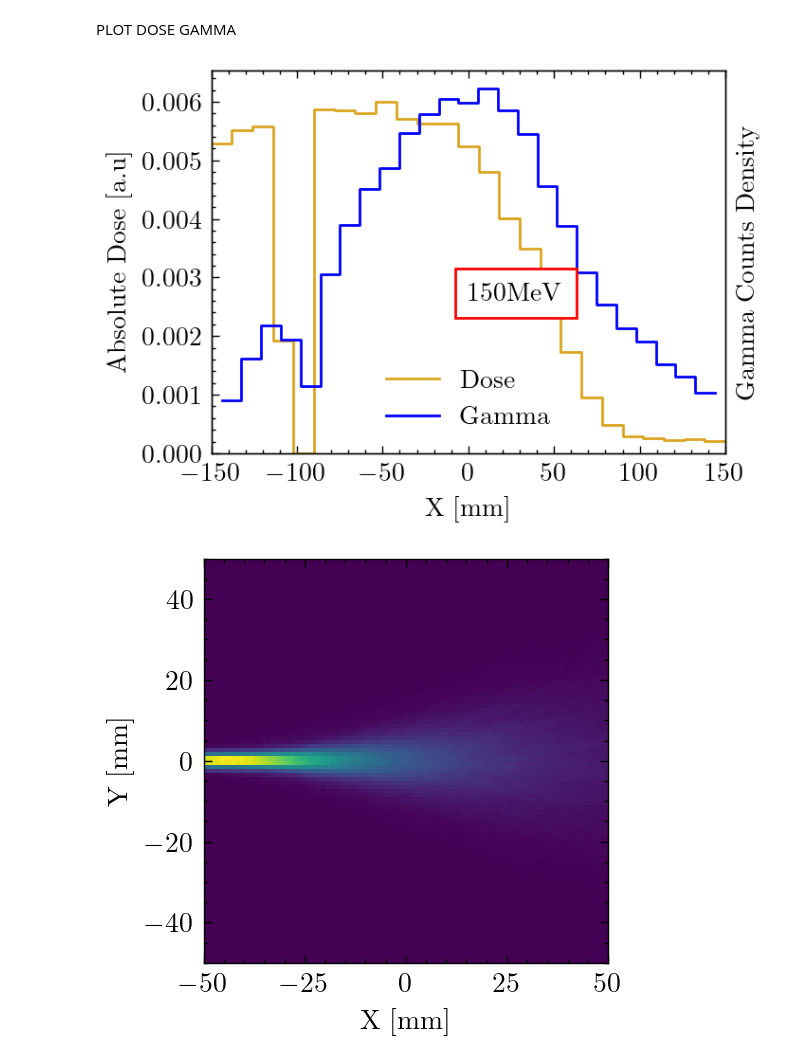
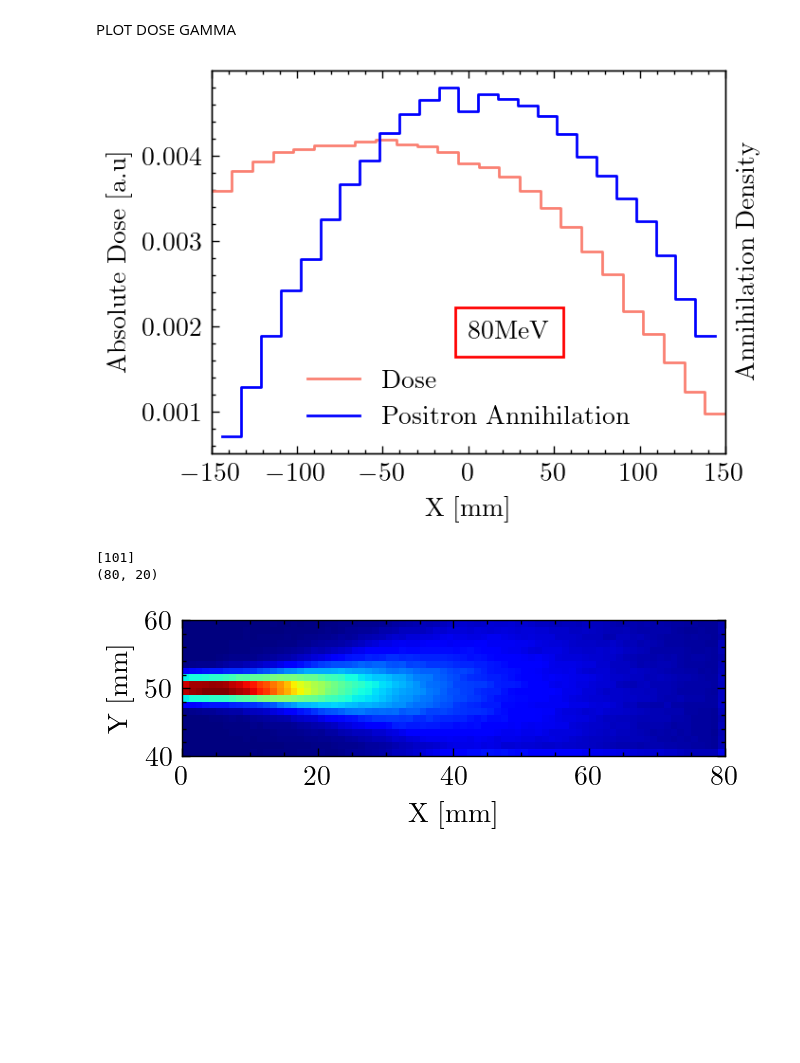
Before and after one commit to francescouni0/Online-Monitoring, a Jupyter notebook: Brem.ipynb, the cells around one changed output. Drawn from its saved outputs; the diff is of its cells as text; code cells hidden in the pictures; blank space fills up the shorter version.

```diff
--- a/Brem.ipynb
+++ b/Brem.ipynb
@@ -179,4 +187,9 @@ data = tree.arrays(library="pd")
 # %%
+
+file = uproot.open("build/Hits.root")
+tree = file["Hits"]
+
+data = tree.arrays(library="pd")
 
 edep= data['EDep']
 
@@ -230,7 +243,7 @@ fig=plt.figure()
 fig.dpi=200
 ax=plt.gca()
 # Plotting the dose
-sns.histplot(x=bin_centers, weights=hist, color='goldenrod', bins=25, label='Dose', element='step',fill=False,stat='density')
+sns.histplot(x=bin_centers, weights=hist, color='salmon', bins=25, label='Dose', element='step',fill=False,stat='density')
 plt.xlabel('X [mm]')
 plt.ylabel('Absolute Dose [a.u]')
 
@@ -239,55 +252,58 @@ plt.xlim(-150, 150)
 plt.legend()
 
 # Plotting the gamma distribution
-sns.histplot(x=bin_centers_x, weights=hist_slice, color='blue', bins=25, label='Gamma', element='step',fill=False,stat='density')
+sns.histplot(x=bin_centers_x, weights=hist_slice, color='blue', bins=25, label='Positron Annihilation', element='step',fill=False,stat='density')
 
 plt.legend()
-plt.text(0.5, 0.4, '150MeV', transform=ax.transAxes, bbox=dict(facecolor='white', edgecolor='red', boxstyle=' square,pad=0.5'))
+plt.text(0.5, 0.3, '80MeV', transform=ax.transAxes, bbox=dict(facecolor='white', edgecolor='red', boxstyle=' square,pad=0.5'))
 
 # Add a right-side ylabel
 plt.twinx()
 plt.yticks([])
-plt.ylabel('Gamma Counts Density ')
+plt.ylabel('Annihilation Density ')
 
 # Show the plot
 plt.show()
 # %% [output]
-[figure, old version]
+[figure, new version]
 # %%
 # Read the data from the file
-data = np.loadtxt("dati/postFrascati/edep2d.txt", delimiter=",")
+data = np.loadtxt("build/edep2d80N1.txt", delimiter=",")
 # %%
 import seaborn as sns
 fig, ax = plt.subplots()
 fig.dpi=200
 # Extract the x and y coordinates
 x = data[:, 0]
 y = data[:, 2]
-x=x-50
-y=y-50
+
 data[:,3]=(data[:,3]/np.max(data[:,3]))*100
 # Create a 2D histogram
 #sns.kdeplot(x=x, y=y, weights=data[:,3], cmap='binary',fill=True,thresh=0.05,levels=100)
 
 weights = (data[:, 3] / np.max(data[:, 3]))
 
 # Create a 2D histogram
-h, xedges, yedges = np.histogram2d(x, y, bins=(100, 100), range=[[-50, 50], [-50, 50]], weights=weights)
+h, xedges, yedges = np.histogram2d(x, y, bins=(80, 20), weights=weights,range=([0,80],[40,60]))
+print(np.shape(x_edges))
+print(np.shape(h))
 
 # Plot the image
-plt.imshow(h.T, extent=[xedges[0], xedges[-1], yedges[0], yedges[-1]], cmap='viridis', origin='lower')
+plt.imshow(h.T, extent=[xedges[0], xedges[-1], yedges[0], yedges[-1]] ,cmap='jet')
 
 # Convert the image data to a 1D array
 image_data = h.T.flatten()
 
 # Save the image data to a CSV file
 np.savetxt('image_data.csv', image_data, delimiter=',')
 
 
 # Add labels and title
 plt.xlabel('X [mm]')
 plt.ylabel('Y [mm]')
 
 plt.show()
 # %% [output]
+[101]
+(80, 20)
-[figure, old version]
+[figure, new version]
```
Also changed, not shown: parts of 12 cells of this notebook, 1 other file.
